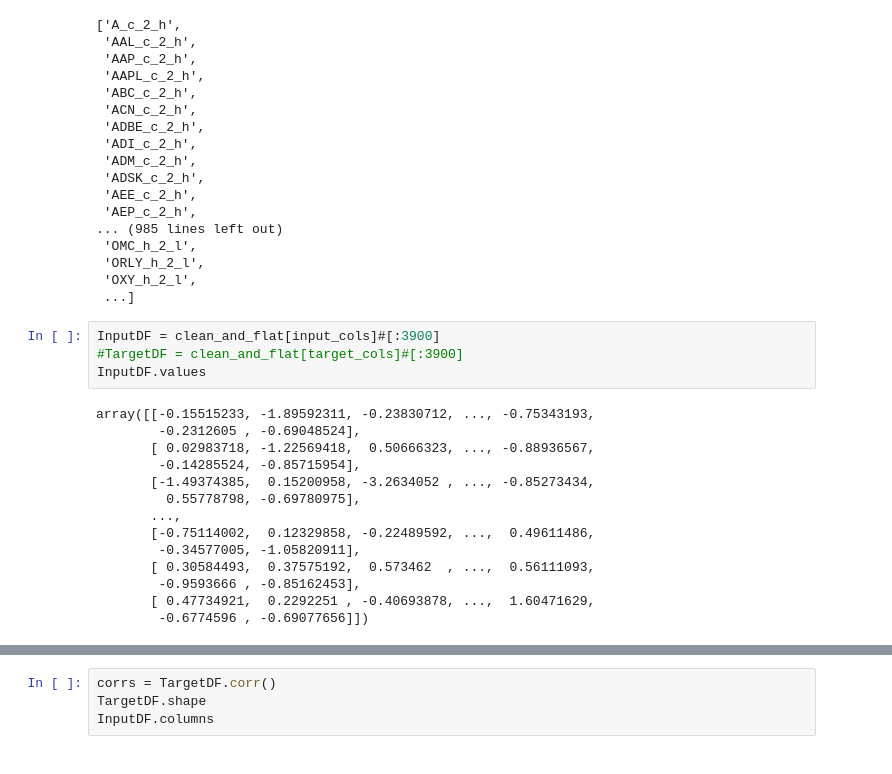
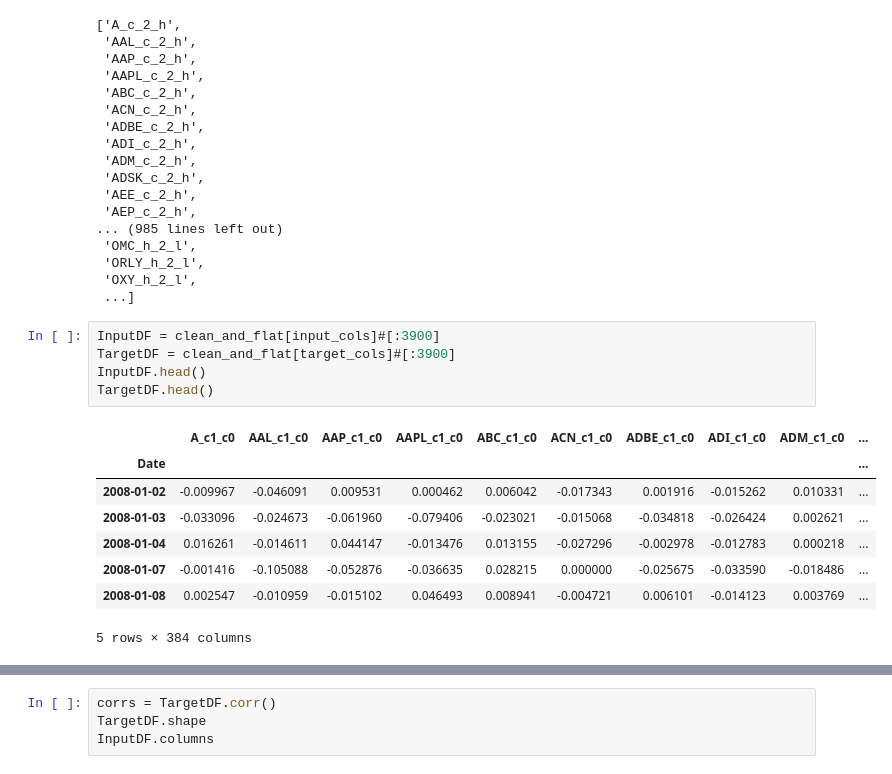
Before and after one commit to jehung/universal_portfolio, a Jupyter notebook: universal_portfolio/MarketVectors/NN_portfolio.ipynb, the cells around one changed output, grey strips where cells are left out. Saved outputs shown, nothing was run; the diff lists cells and outputs as text.

```diff
--- a/universal_portfolio/MarketVectors/NN_portfolio.ipynb
+++ b/universal_portfolio/MarketVectors/NN_portfolio.ipynb
@@ -246,19 +244,15 @@ input_cols
  ...]
 # %%
 InputDF = clean_and_flat[input_cols]#[:3900]
-#TargetDF = clean_and_flat[target_cols]#[:3900]
-InputDF.values
+TargetDF = clean_and_flat[target_cols]#[:3900]
+InputDF.head()
+TargetDF.head()
 # %% [output]
+|  | A_c1_c0 | AAL_c1_c0 | AAP_c1_c0 | AAPL_c1_c0 | ABC_c1_c0 | ACN_c1_c0 | ADBE_c1_c0 | ADI_c1_c0 | ADM_c1_c0 | ... |
+| Date |  |  |  |  |  |  |  |  |  | ... |
+| 2008-01-02 | -0.009967 | -0.046091 | 0.009531 | 0.000462 | 0.006042 | -0.017343 | 0.001916 | -0.015262 | 0.010331 | ... |
+| 2008-01-03 | -0.033096 | -0.024673 | -0.061960 | -0.079406 | -0.023021 | -0.015068 | -0.034818 | -0.026424 | 0.002621 | ... |
+| 2008-01-04 | 0.016261 | -0.014611 | 0.044147 | -0.013476 | 0.013155 | -0.027296 | -0.002978 | -0.012783 | 0.000218 | ... |
+| 2008-01-07 | -0.001416 | -0.105088 | -0.052876 | -0.036635 | 0.028215 | 0.000000 | -0.025675 | -0.033590 | -0.018486 | ... |
+| 2008-01-08 | 0.002547 | -0.010959 | -0.015102 | 0.046493 | 0.008941 | -0.004721 | 0.006101 | -0.014123 | 0.003769 | ... |
-array([[-0.15515233, -1.89592311, -0.23830712, ..., -0.75343193,
-        -0.2312605 , -0.69048524],
-       [ 0.02983718, -1.22569418,  0.50666323, ..., -0.88936567,
-        -0.14285524, -0.85715954],
-       [-1.49374385,  0.15200958, -3.2634052 , ..., -0.85273434,
-         0.55778798, -0.69780975],
-       ...,
-       [-0.75114002,  0.12329858, -0.22489592, ...,  0.49611486,
-        -0.34577005, -1.05820911],
-       [ 0.30584493,  0.37575192,  0.573462  , ...,  0.56111093,
-        -0.9593666 , -0.85162453],
-       [ 0.47734921,  0.2292251 , -0.40693878, ...,  1.60471629,
-        -0.6774596 , -0.69077656]])
+5 rows × 384 columns
```
Also changed, not shown: parts of 13 cells of this notebook.
